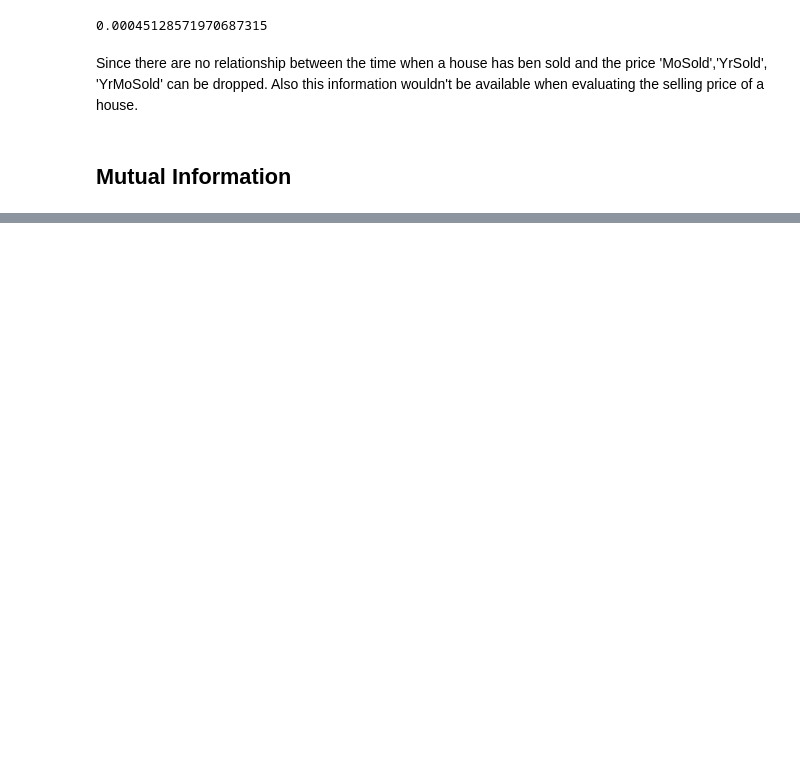
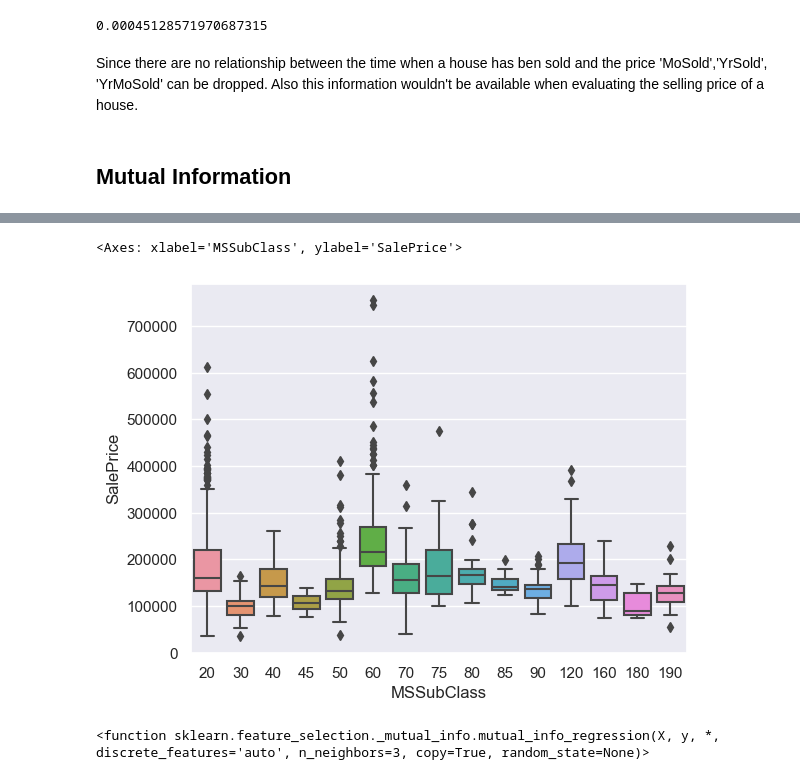
Before and after one commit to PaoloCarlevero/portfolio, a Jupyter notebook: work_in_progres/house_prices/price_prediction.ipynb, the cells around one changed output, grey strips where cells are left out. Saved outputs shown, nothing was run; the diff lists cells and outputs as text; code cells hidden in the pictures; blank space fills up the shorter version.

```diff
--- a/work_in_progres/house_prices/price_prediction.ipynb
+++ b/work_in_progres/house_prices/price_prediction.ipynb
@@ -215,0 +189,9 @@ plot_mi_score(mi_scores)
+# %%
+sns.boxplot(data=train, x='MSSubClass', y='SalePrice')
+# %% [output]
+<Axes: xlabel='MSSubClass', ylabel='SalePrice'>
+[figure, added]
+# %%
+mutual_info_regression
+# %% [output]
+<function sklearn.feature_selection._mutual_info.mutual_info_regression(X, y, *, discrete_features='auto', n_neighbors=3, copy=True, random_state=None)>
```
Also changed, not shown: parts of 22 cells of this notebook, 5 other files.
